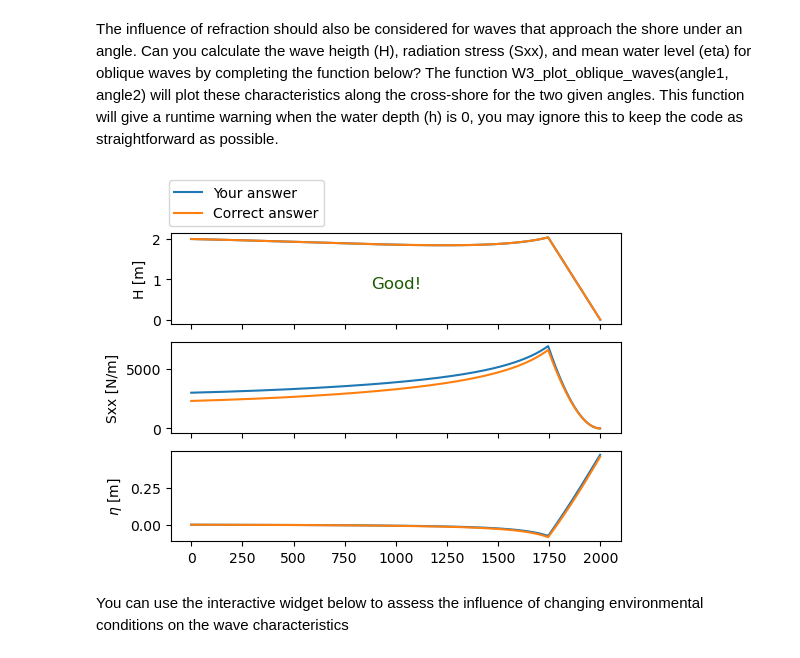
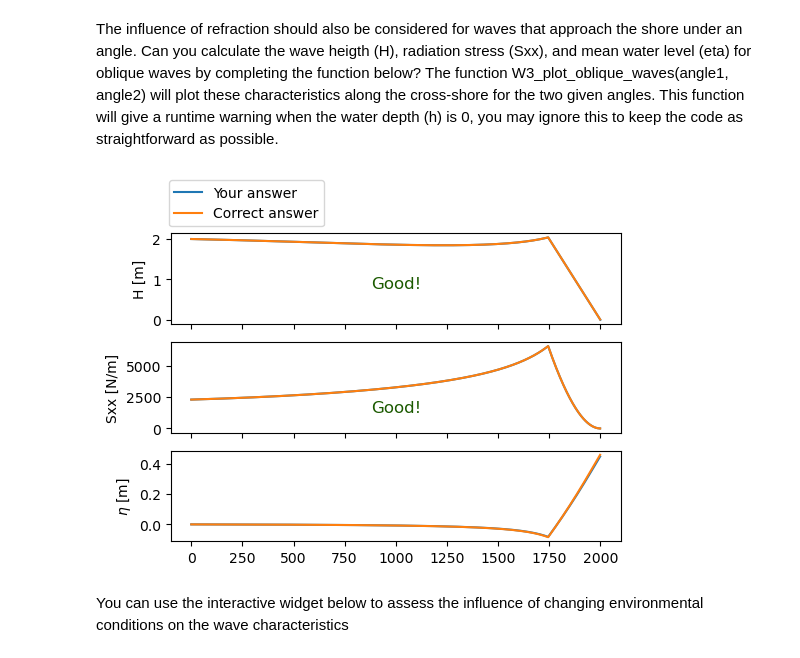
Before and after one commit to Witeend/CoastalCodebook, a Jupyter notebook: notebooks/3c_radiation_stresses_and_wave_forces.ipynb, the cells around one changed output. Cells and saved outputs as stored; diff of their text form; code cells hidden in the pictures.

```diff
--- a/notebooks/3c_radiation_stresses_and_wave_forces.ipynb
+++ b/notebooks/3c_radiation_stresses_and_wave_forces.ipynb
@@ -5559,35 +5559,35 @@ def W3_wave_setup(x_range, H0, T, h0, slope, angle):
     c = L / T
     cg = n * c
     Ksh = np.sqrt(cg[0] / cg)
 
     theta = np.arcsin((np.sin(angle / 180 * np.pi) * c / c[0])) * 180 / np.pi
     Kref = np.sqrt(np.cos(angle / 180 * np.pi) / np.cos(theta / 180 * np.pi))
 
     Hsh = H0 * Ksh * Kref
     Hbr = gamma * h
 
     loc, index = intersection(Hsh, Hbr, x)
 
     H = Hsh
     H[index:] = Hbr[index:]
 
     E = np.zeros(len(x))
     E = 0.5 * rho * 9.81 * (0.5 * H)**2
 
     Sxx = np.zeros(len(x))
-    Sxx = (2 * n - 0.5) * E
+    Sxx = (n - 0.5 + n * np.cos(theta / 360 * 2 * np.pi)**2) * E
 
     eta = np.zeros(len(x))
 
     for i in range(len(x) - 1):
         eta[i + 1] = eta[i] - (Sxx[i + 1] - Sxx[i]) / (rho * 9.81 * h[i])
 
     return H, Sxx, eta, c, n  # c and n are useful later on
 
 
 W3_plot_oblique_waves()
 # %% [output]
-[figure, old version]
+[figure, new version]
 # %% [markdown]
 You can use the interactive widget below to assess the influence of changing environmental conditions on the wave characteristics
 # %%
```
Also changed, not shown: parts of 2 cells of this notebook, 1 other file.
